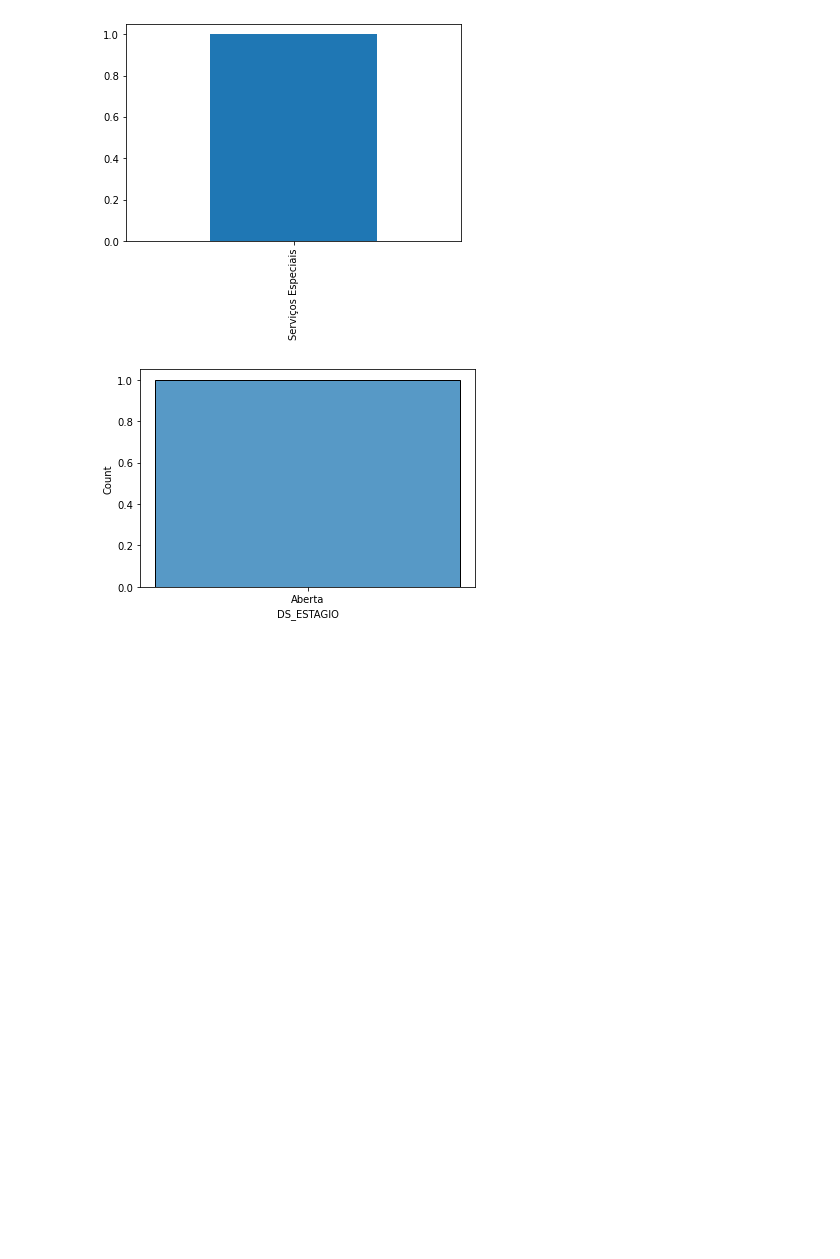
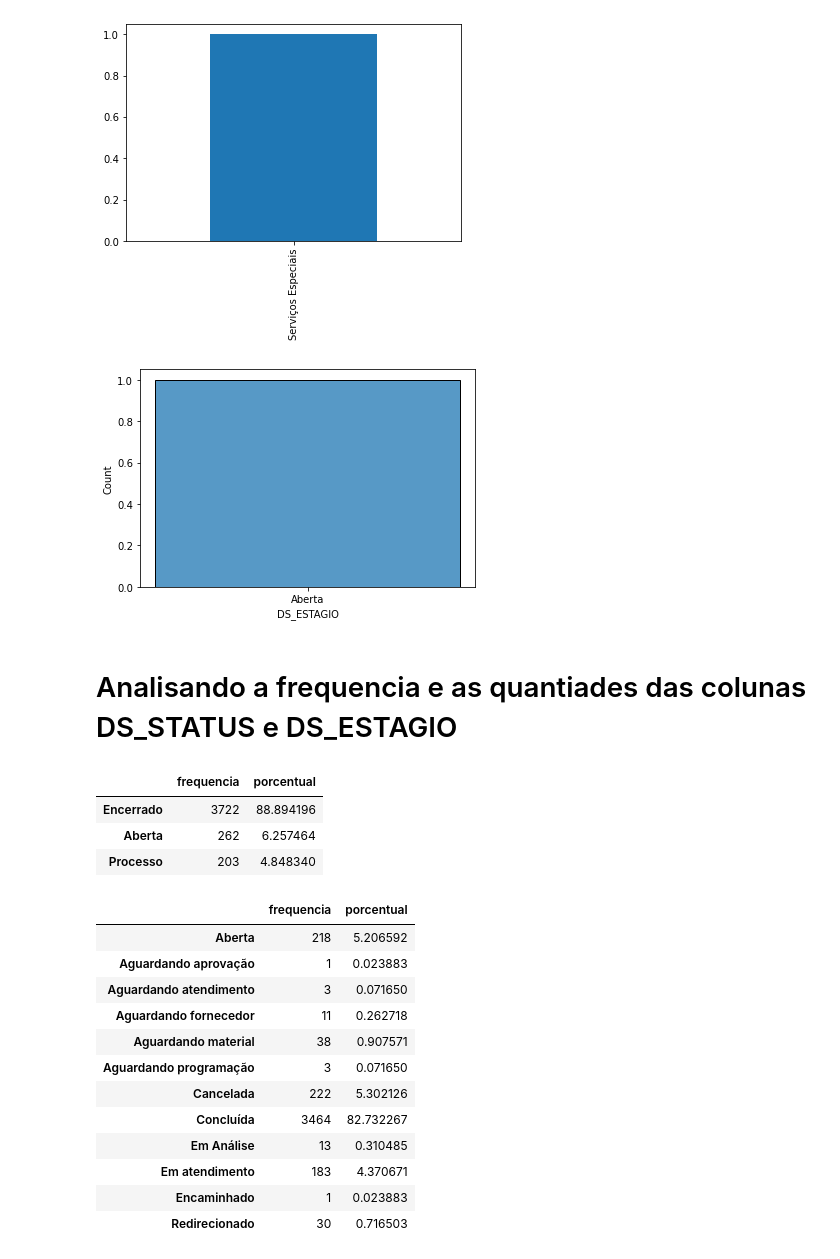
Before and after one commit to diegolima210288/job, a Jupyter notebook: extracao_explor_dados_os_manutencao/analise_explor_dataset_ordem_servic.ipynb, the cells around one changed output. Drawn from its saved outputs; the diff is of its cells as text; code cells hidden in the pictures; blank space fills up the shorter version.

Commit message:
Update analise_explor_dataset_ordem_servic.ipynb
Analise exploratória das variaveis DS_STATUS e DS_ESTAGIO.

```diff
--- a/extracao_explor_dados_os_manutencao/analise_explor_dataset_ordem_servic.ipynb
+++ b/extracao_explor_dados_os_manutencao/analise_explor_dataset_ordem_servic.ipynb
@@ -150,3 +138,5 @@ tp_setor2.plot(kind='bar');
 sns.histplot(data=df4, x='DS_ESTAGIO');
 # %% [output]
 [figure]
+# %% [markdown]
+# Analisando a frequencia e as quantiades das colunas DS_STATUS e DS_ESTAGIO
@@ -152,0 +147,29 @@ sns.histplot(data=df4, x='DS_ESTAGIO');
+# %%
+df_status = pd.DataFrame({'frequencia': frequencia, 'porcentual': porcentual})
+df_status
+# %% [output]
+|  | frequencia | porcentual |
+| Encerrado | 3722 | 88.894196 |
+| Aberta | 262 | 6.257464 |
+| Processo | 203 | 4.848340 |
+# %%
+frequencia = df['DS_ESTAGIO'].value_counts()
+# %%
+porcentual = df['DS_ESTAGIO'].value_counts(normalize=True) * 100
+# %%
+df_estagio = pd.DataFrame({'frequencia': frequencia, 'porcentual': porcentual})
+df_estagio.sort_index()
+# %% [output]
+|  | frequencia | porcentual |
+| Aberta | 218 | 5.206592 |
+| Aguardando aprovação | 1 | 0.023883 |
+| Aguardando atendimento | 3 | 0.071650 |
+| Aguardando fornecedor | 11 | 0.262718 |
+| Aguardando material | 38 | 0.907571 |
+| Aguardando programação | 3 | 0.071650 |
+| Cancelada | 222 | 5.302126 |
+| Concluída | 3464 | 82.732267 |
+| Em Análise | 13 | 0.310485 |
+| Em atendimento | 183 | 4.370671 |
+| Encaminhado | 1 | 0.023883 |
+| Redirecionado | 30 | 0.716503 |
```
Also changed, not shown: parts of 5 cells of this notebook.
